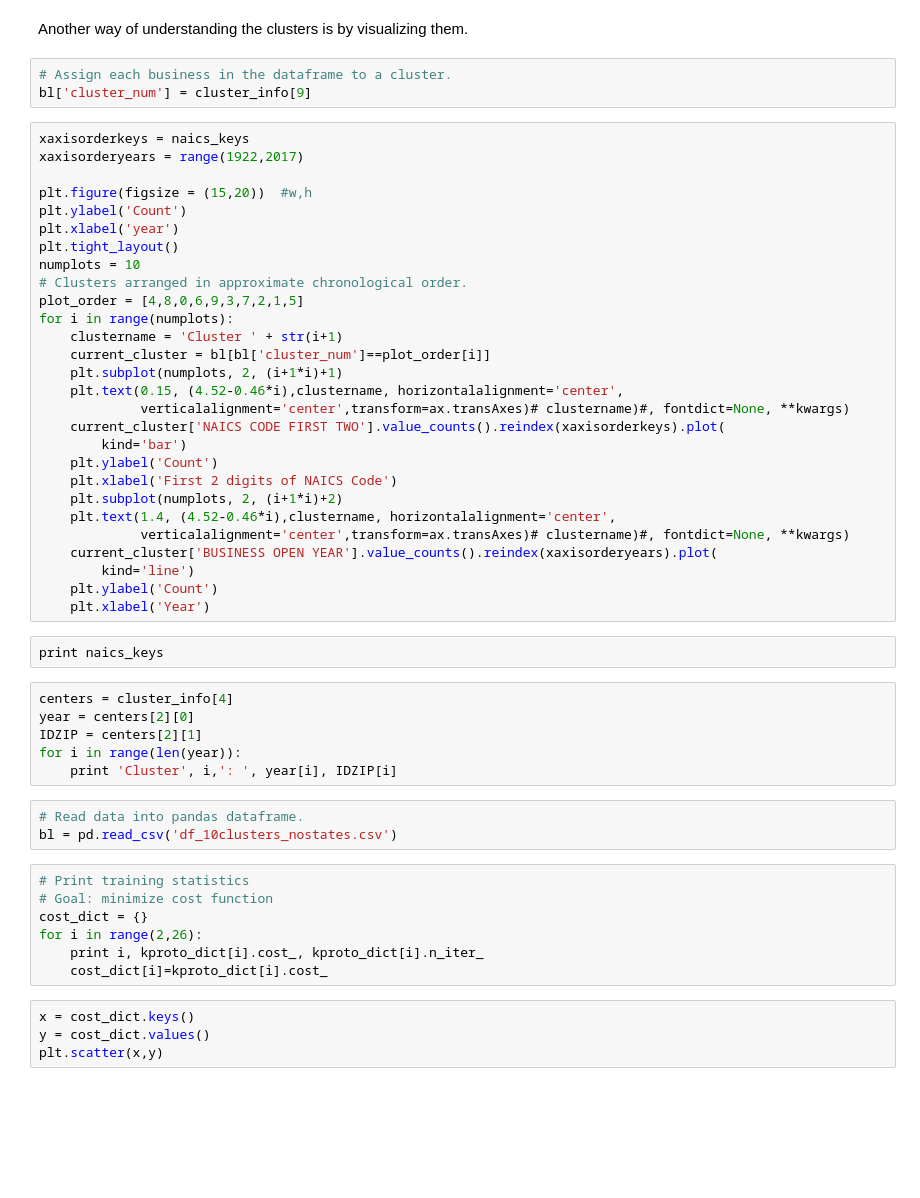
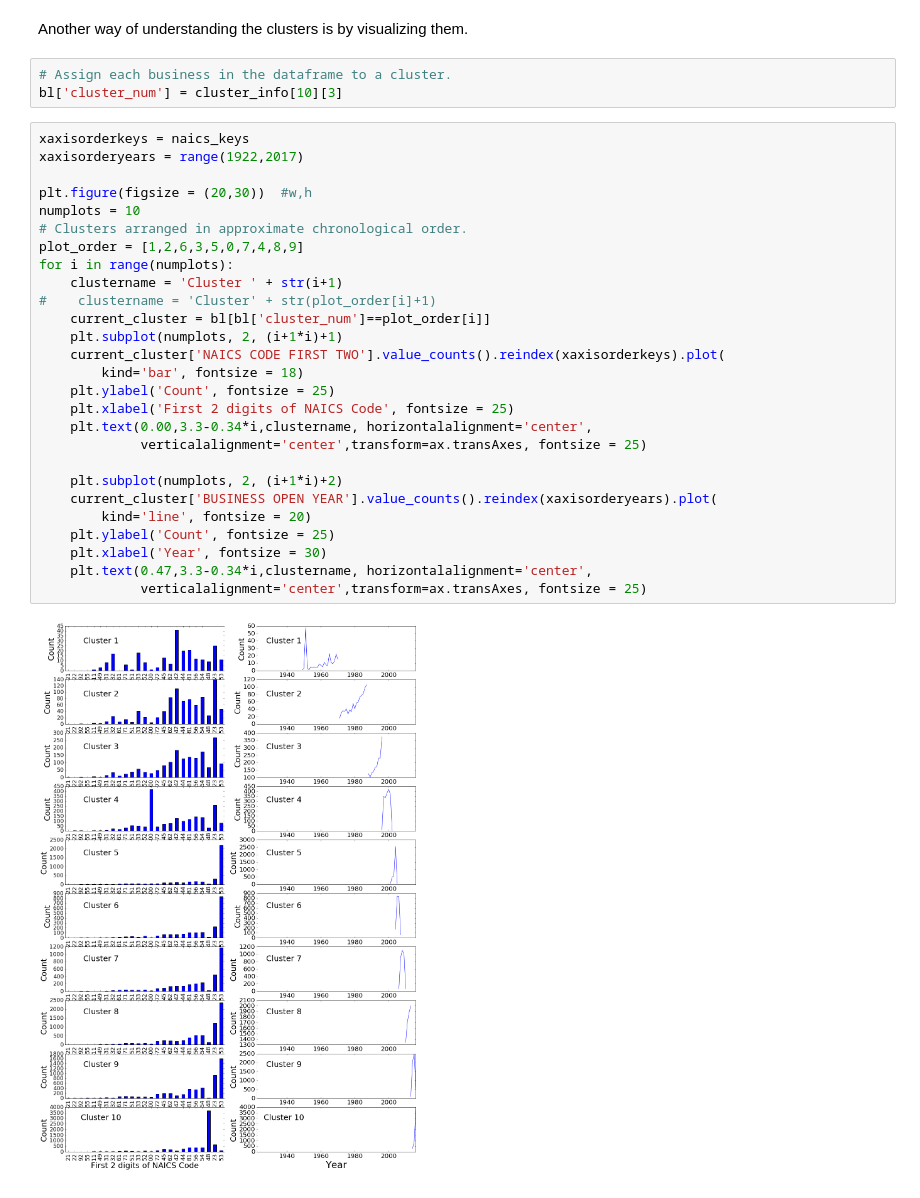
Before and after one commit to aurban8/aurban8_old.github.io, a Jupyter notebook: content/notebooks/tacoma_business_licenses.ipynb, the cells around one changed output. Drawn from its saved outputs; the diff is of its cells as text; blank space fills up the shorter version.

```diff
--- a/content/notebooks/tacoma_business_licenses.ipynb
+++ b/content/notebooks/tacoma_business_licenses.ipynb
@@ -441,54 +445,33 @@ sorted.tail(5)
 Another way of understanding the clusters is by visualizing them.
 # %%
 # Assign each business in the dataframe to a cluster.
-bl['cluster_num'] = cluster_info[9]
+bl['cluster_num'] = cluster_info[10][3]
 # %%
 xaxisorderkeys = naics_keys
 xaxisorderyears = range(1922,2017)
 
-plt.figure(figsize = (15,20))  #w,h
-plt.ylabel('Count')
-plt.xlabel('year')
-plt.tight_layout()
+plt.figure(figsize = (20,30))  #w,h
 numplots = 10
 # Clusters arranged in approximate chronological order.
-plot_order = [4,8,0,6,9,3,7,2,1,5]
+plot_order = [1,2,6,3,5,0,7,4,8,9]
 for i in range(numplots):
     clustername = 'Cluster ' + str(i+1)
+#    clustername = 'Cluster' + str(plot_order[i]+1)
     current_cluster = bl[bl['cluster_num']==plot_order[i]]
     plt.subplot(numplots, 2, (i+1*i)+1)
-    plt.text(0.15, (4.52-0.46*i),clustername, horizontalalignment='center',
-             verticalalignment='center',transform=ax.transAxes)# clustername)#, fontdict=None, **kwargs)
     current_cluster['NAICS CODE FIRST TWO'].value_counts().reindex(xaxisorderkeys).plot(
-        kind='bar')
-    plt.ylabel('Count')
-    plt.xlabel('First 2 digits of NAICS Code')
+        kind='bar', fontsize = 18)
+    plt.ylabel('Count', fontsize = 25)
+    plt.xlabel('First 2 digits of NAICS Code', fontsize = 25)
+    plt.text(0.00,3.3-0.34*i,clustername, horizontalalignment='center',
+             verticalalignment='center',transform=ax.transAxes, fontsize = 25)
+
     plt.subplot(numplots, 2, (i+1*i)+2)
-    plt.text(1.4, (4.52-0.46*i),clustername, horizontalalignment='center',
-             verticalalignment='center',transform=ax.transAxes)# clustername)#, fontdict=None, **kwargs)
     current_cluster['BUSINESS OPEN YEAR'].value_counts().reindex(xaxisorderyears).plot(
-        kind='line')
-    plt.ylabel('Count')
-    plt.xlabel('Year')
+        kind='line', fontsize = 20)
+    plt.ylabel('Count', fontsize = 25)
+    plt.xlabel('Year', fontsize = 30)
+    plt.text(0.47,3.3-0.34*i,clustername, horizontalalignment='center',
+             verticalalignment='center',transform=ax.transAxes, fontsize = 25)
+# %% [output]
+[figure, added]
-# %%
-print naics_keys
-# %%
-centers = cluster_info[4]
-year = centers[2][0]
-IDZIP = centers[2][1]
-for i in range(len(year)):
-    print 'Cluster', i,': ', year[i], IDZIP[i]
-# %%
-# Read data into pandas dataframe.
-bl = pd.read_csv('df_10clusters_nostates.csv')
-# %%
-# Print training statistics
-# Goal: minimize cost function
-cost_dict = {}
-for i in range(2,26):
-    print i, kproto_dict[i].cost_, kproto_dict[i].n_iter_
-    cost_dict[i]=kproto_dict[i].cost_
-# %%
-x = cost_dict.keys()
-y = cost_dict.values()
-plt.scatter(x,y)
```
Also changed, not shown: parts of 48 cells of this notebook, 25 other files.
